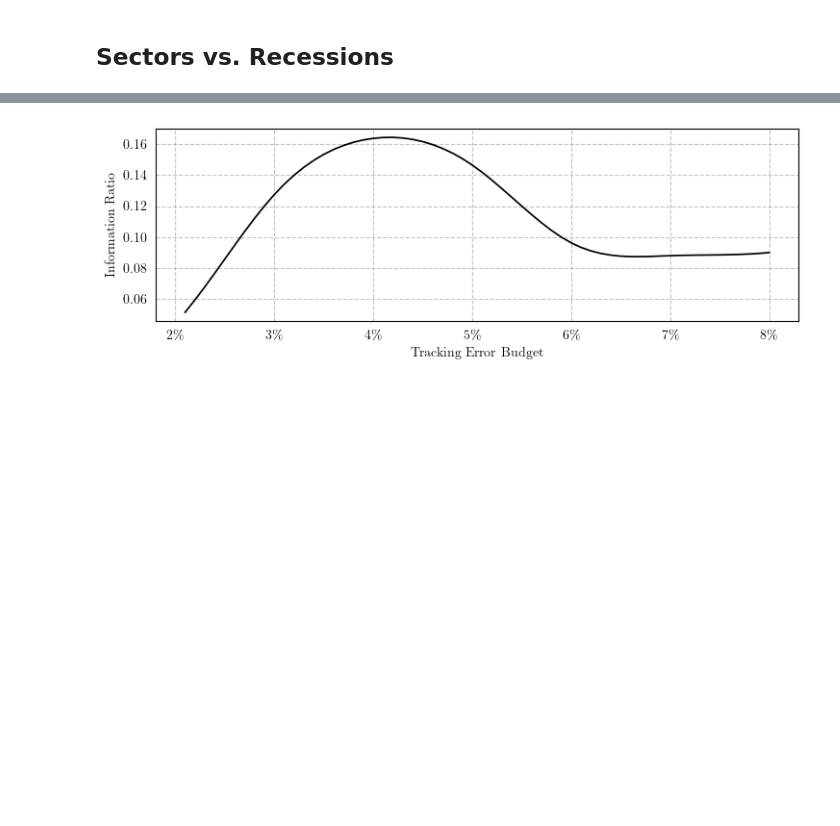
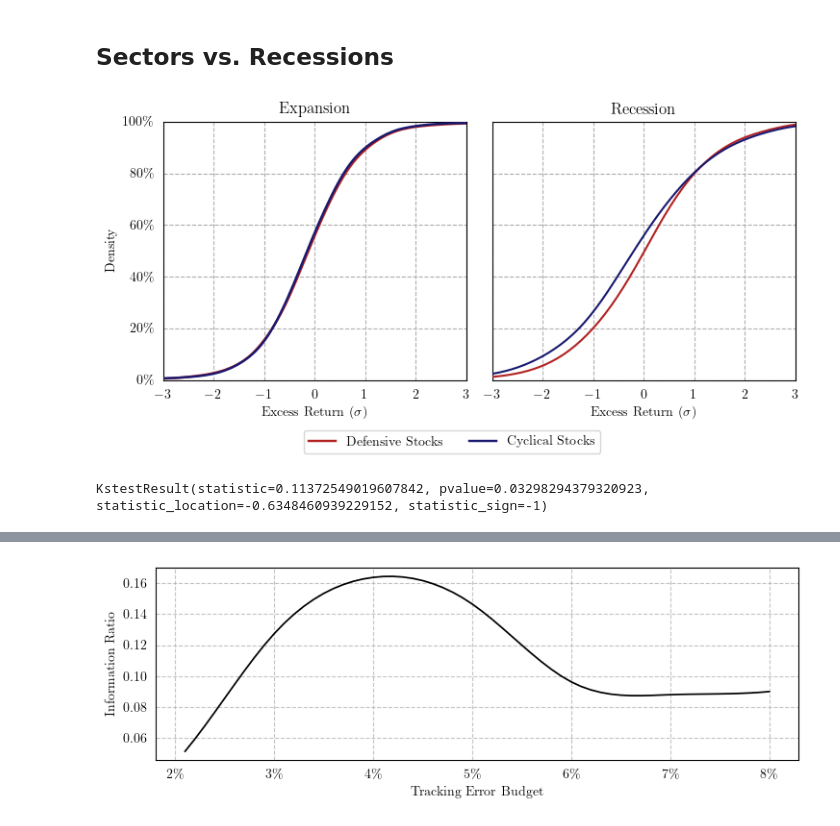
Before and after one commit to fcoibanez/regimeaware, a Jupyter notebook: notebooks/figures.ipynb, the cells around one changed output, grey strips where cells are left out. Drawn from its saved outputs; the diff is of its cells as text; code cells hidden in the pictures; blank space fills up the shorter version.

```diff
--- a/notebooks/figures.ipynb
+++ b/notebooks/figures.ipynb
@@ -29,8 +29,7 @@ dpi = 300
 width = 7.5
 height = 4.5
 # %%
-# rec_flag = pdr.get_data_fred('USREC', start='1960', end='2022-12').squeeze()
-# rec_flag.index = rec_flag.index + pd.tseries.offsets.MonthEnd()
+
 emission_prob = pd.read_pickle(f"{cfg.data_fldr}/regimes/emission_prob.pkl")
 transition_matrix = pd.read_pickle(f"{cfg.data_fldr}/regimes/transmat.pkl")
 mu_f = pd.read_pickle(f"{cfg.data_fldr}/regimes/mu.pkl")
@@ -62,6 +61,11 @@ ff = pd.read_pickle(f'{cfg.data_fldr}/ff_daily.pkl').sort_index()
 ff = ff.add(1).groupby(pd.Grouper(freq=cfg.rebalance_freq)).prod().sub(1)
 rf = ff['rf']
 rt = rt.sub(rf, axis=0).dropna(how='all')
+
+vix = pd.read_pickle(f"{cfg.data_fldr}/vix.pkl")
+
+rec_flag = pd.read_pickle(f"{cfg.data_fldr}/rec_flag.pkl")
+rec_flag = rec_flag.astype(bool).reindex(rt.index)
 # %% [markdown]
 ## Determining the number of states
 # %%
@@ -238,3 +243,45 @@ df_mcap = df_mcap.join(sector_size, on=['date', 'sector'])
 sector_wts = df_mcap['market_cap'].div(df_mcap['sector_size'])
 sector_wts_flat = pd.pivot_table(sector_wts.to_frame('weight').join(sector), index=['date', 'permno'], values='weight', columns='sector')
 sector_rt = sector_wts_flat.groupby(['permno']).shift(1).mul(rt_long, axis=0).dropna(how='all').groupby('date').sum()
+# %%
+defensive_names = ['Utilities', 'Consumer Staples', 'Health Care']
+cyclical_names = ['Materials', 'Consumer Discretionary', 'Financials']
+
+sector_xs = sector_rt.sub(ff['rf'], axis=0).sub(ff['mktrf'], axis=0).dropna()
+sector_xs = sector_xs.div(sector_xs.std())
+
+df = sector_xs.melt(ignore_index=False)
+df.loc[df['sector'].isin(cyclical_names), 'Sector'] = 'Cyclical'
+df.loc[df['sector'].isin(defensive_names), 'Sector'] = 'Defensive'
+df = df.join(rec_flag.rename('USREC'))
+df.dropna(inplace=True)
+
+fig, axs = plt.subplots(figsize=(width, height *.8), ncols=2, sharey=True, sharex=True)
+sns.kdeplot(data=df[~df['USREC']], x="value", hue="Sector", palette=['midnightblue', 'firebrick'], lw=1.75, cumulative=True, common_norm=False, common_grid=True, ax=axs[0], zorder=25, legend=None)
+sns.kdeplot(data=df[df['USREC']], x="value", hue="Sector", palette=['midnightblue', 'firebrick'], cumulative=True, common_norm=False, common_grid=True, ax=axs[1], zorder=25, legend=None)
+axs[0].set_xlim(-3, 3)
+axs[0].set_ylim(0, 1)
+
+axs[0].yaxis.set_major_formatter(mtick.PercentFormatter(xmax=1, decimals=0))
+axs[0].tick_params(axis='both', bottom=False, left=False)
+
+axs[0].set_title('Expansion')
+axs[1].set_title('Recession')
+
+for i in range(2):
+    axs[i].set_xlabel("Excess Return ($\sigma$)")
+    axs[i].grid(ls='--', zorder=-25)
+    axs[i].tick_params(axis='both', bottom=False, left=False)
+
+lgd = fig.legend(['Defensive Stocks', 'Cyclical Stocks'], loc='lower center', ncols=2, bbox_to_anchor=(.5, -.075))
+
+plt.tight_layout()
+plt.savefig(f"{cfg.fldr}/img/kde_rec.pdf", dpi=dpi, transparent=True, bbox_extra_artists=[lgd], bbox_inches='tight')
+plt.show()
+
+sample_a = sector_xs.loc[rec_flag, defensive_names].melt()['value']
+sample_b = sector_xs.loc[rec_flag, cyclical_names].melt()['value']
+print(kstest(sample_a, sample_b, alternative='less', method='asymp'))
+# %% [output]
+[figure, added]
+KstestResult(statistic=0.11372549019607842, pvalue=0.03298294379320923, statistic_location=-0.6348460939229152, statistic_sign=-1)
```
Also changed, not shown: parts of 8 cells of this notebook.
